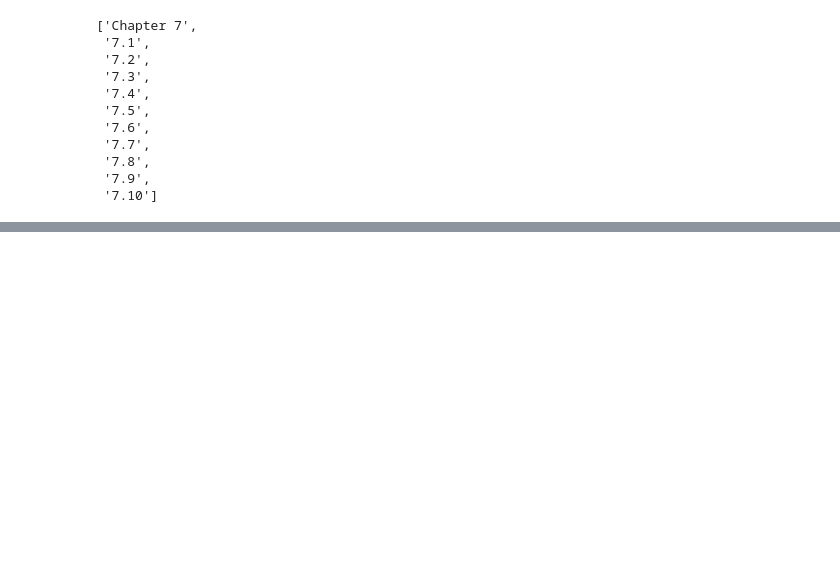
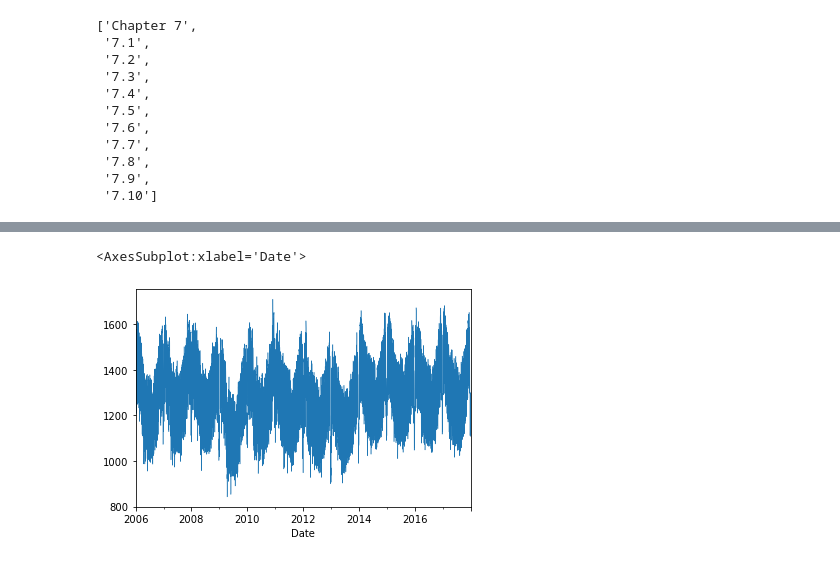
Before and after one commit to elizabethbellars/Hacktiv8, a Jupyter notebook: Sesi_6/Sesi6.ipynb, the cells around one changed output, grey strips where cells are left out. Saved outputs shown, nothing was run; the diff lists cells and outputs as text; code cells hidden in the pictures; blank space fills up the shorter version.

```diff
--- a/Sesi_6/Sesi6.ipynb
+++ b/Sesi_6/Sesi6.ipynb
@@ -36,0 +487,2 @@ data_age.head()
+# %%
+opsd_daily = pd.read_csv('https://raw.githubusercontent.com/ardhiraka/PFDS_sources/master/opsd_germany_daily.csv', index_col = 0, parse_dates = True)
@@ -36,0 +499,4 @@ data_age.head()
+# %%
+opsd_daily['Year'] = opsd_daily.index.year
+opsd_daily['Month'] = opsd_daily.index.month
+opsd_daily['Weekday'] = opsd_daily.index.weekday
@@ -36,0 +553,6 @@ data_age.head()
+# %%
+# Membuat line plot dari time series konsumsi listrik harian di Jerman
+opsd_daily['Consumption'].plot(linewidth = 0.5)
+# %% [output]
+<AxesSubplot:xlabel='Date'>
+[figure, added]
```
Also changed, not shown: parts of 88 cells of this notebook.
